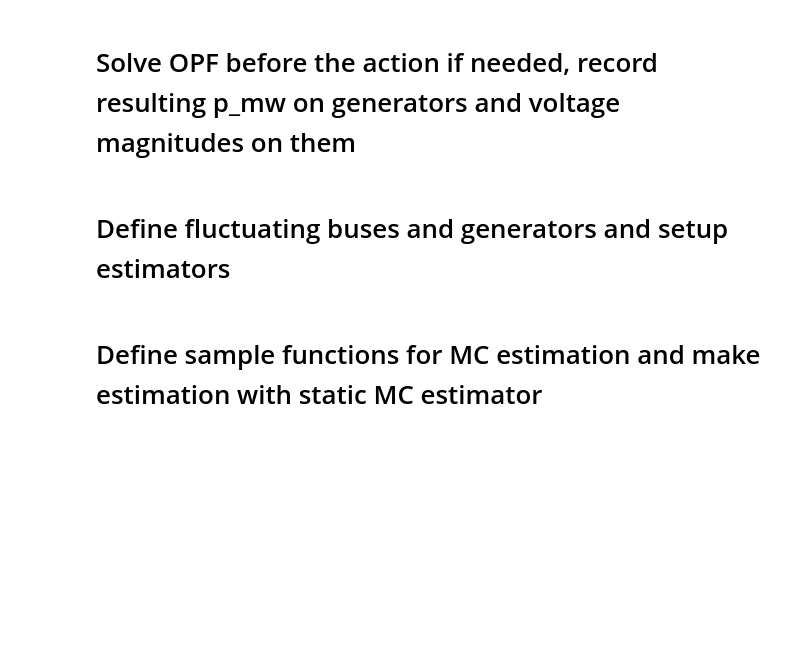
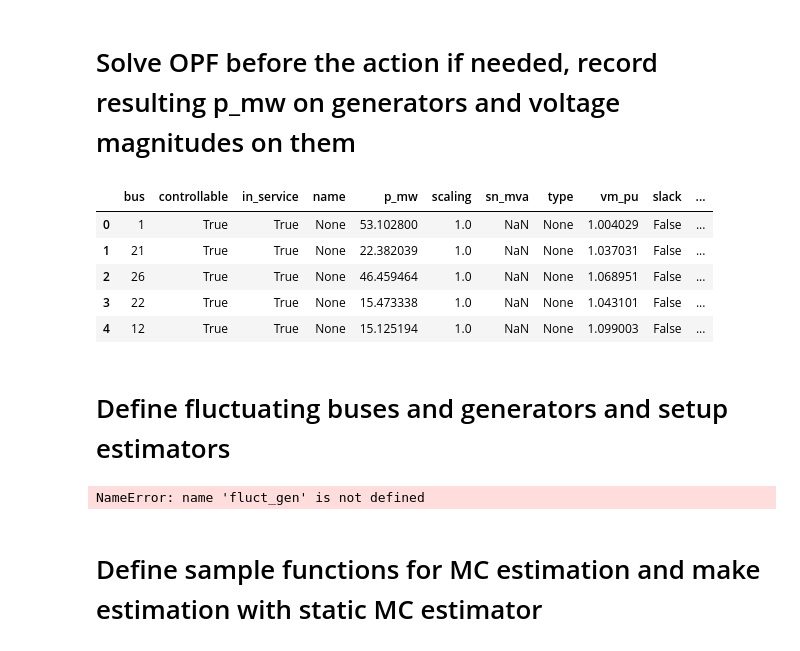
Before and after one commit to vjugor1/AC-PF-Security-Assessment, a Jupyter notebook: notebooks/tmplcss.ipynb, the cells around one changed output. Drawn from its saved outputs; the diff is of its cells as text; code cells hidden in the pictures; blank space fills up the shorter version.

```diff
--- a/notebooks/tmplcss.ipynb
+++ b/notebooks/tmplcss.ipynb
@@ -33,13 +33,24 @@ if not os.path.exists(path_to_saves):
 # Solve OPF before the action if needed, record resulting p_mw on generators and voltage magnitudes on them
 # %%
 net = pn.case30()
-# pp.runopp(net, numba=True)
-# net.res_gen
-# net.gen['p_mw'] = net.res_gen['p_mw']
-# net.gen['vm_pu'] = net.res_gen['vm_pu']
-# net.gen
+pp.runopp(net, numba=True)
+net.res_gen
+net.gen['p_mw'] = net.res_gen['p_mw']
+net.gen['vm_pu'] = net.res_gen['vm_pu']
+net.gen
+# %% [output]
+|  | bus | controllable | in_service | name | p_mw | scaling | sn_mva | type | vm_pu | slack | ... |
+| 0 | 1 | True | True | None | 53.102800 | 1.0 | NaN | None | 1.004029 | False | ... |
+| 1 | 21 | True | True | None | 22.382039 | 1.0 | NaN | None | 1.037031 | False | ... |
+| 2 | 26 | True | True | None | 46.459464 | 1.0 | NaN | None | 1.068951 | False | ... |
+| 3 | 22 | True | True | None | 15.473338 | 1.0 | NaN | None | 1.043101 | False | ... |
+| 4 | 12 | True | True | None | 15.125194 | 1.0 | NaN | None | 1.099003 | False | ... |
 # %% [markdown]
 # Define fluctuating buses and generators and setup estimators
+# %%
+np.ones(len(fluct_gen)) * 0
+# %% [output]
+NameError: name 'fluct_gen' is not defined
 # %%
 fluct_gen = [0, 1]
 fluct_load = [0, 1, 2]
```
Also changed, not shown: parts of 9 cells of this notebook, 2 other files.
